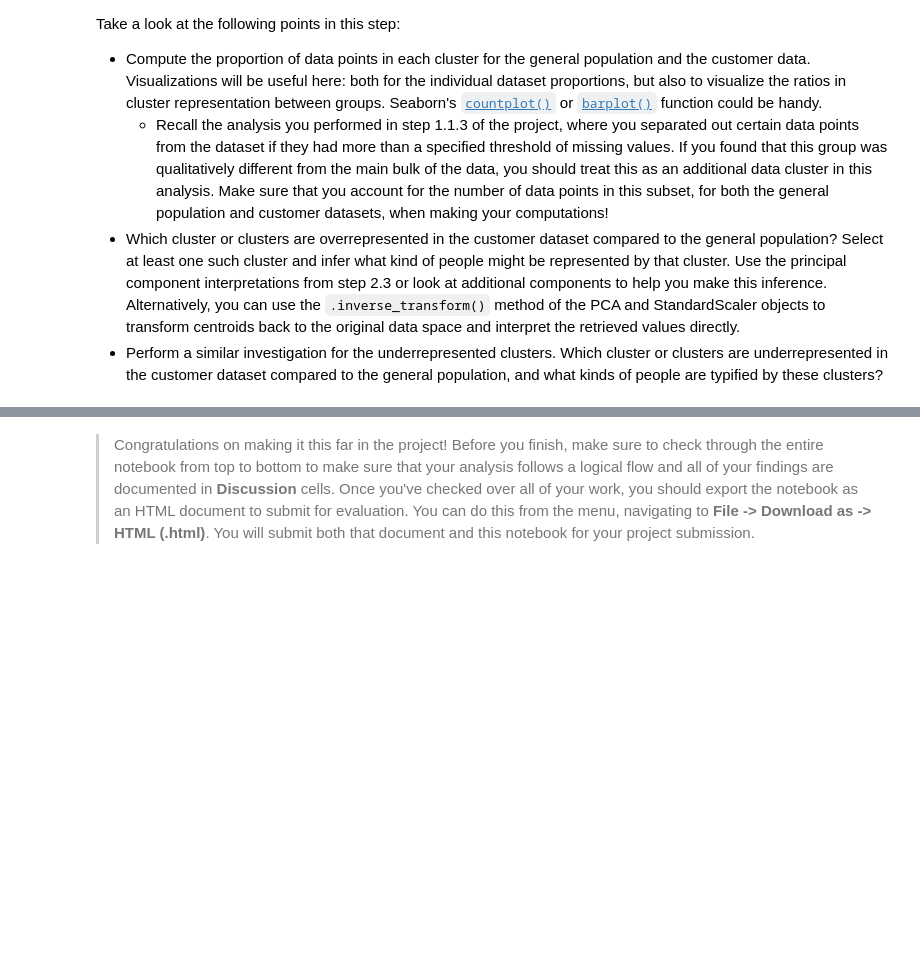
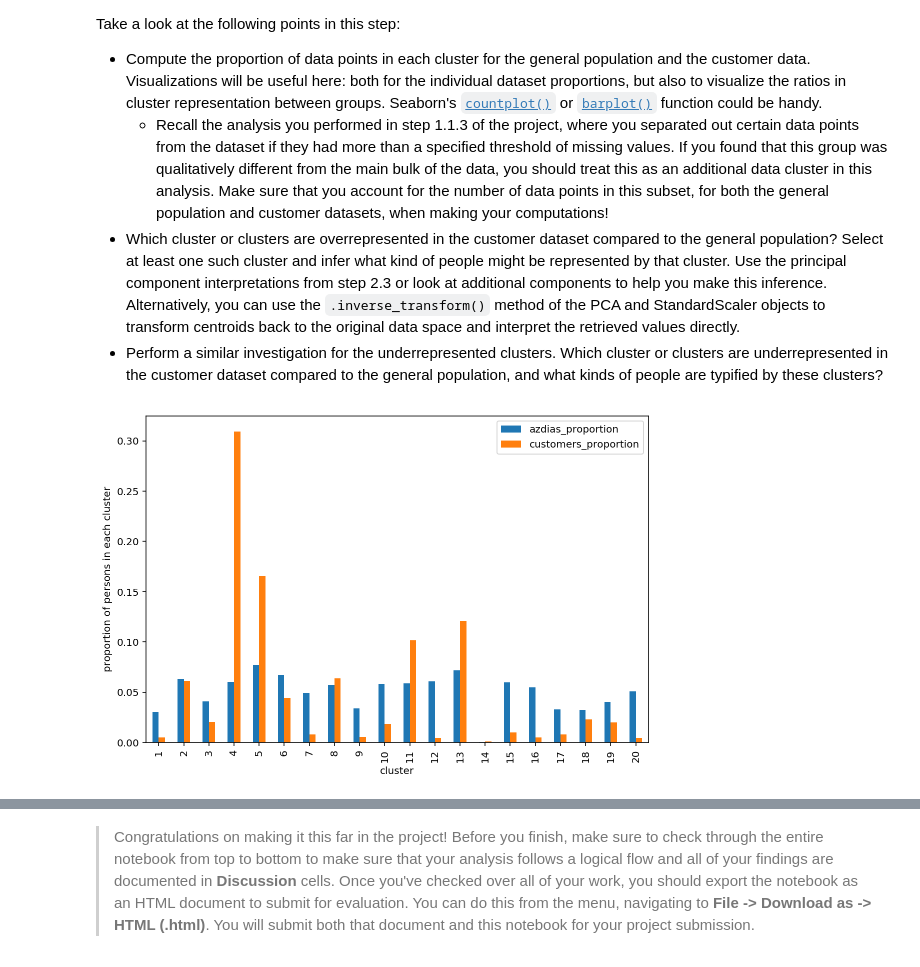
Before and after one commit to sanjeevai/customer_segments_arvato, a Jupyter notebook: Identify_Customer_Segments.ipynb, the cells around one changed output, grey strips where cells are left out. Saved outputs shown, nothing was run; the diff lists cells and outputs as text; code cells hidden in the pictures; blank space fills up the shorter version.

Commit message:
Update clustering part

```diff
--- a/Identify_Customer_Segments.ipynb
+++ b/Identify_Customer_Segments.ipynb
@@ -1207,5 +1308,4 @@ We can see the appropriate number of principal components is around 60.
 # %%
 # Re-apply PCA to the data while selecting for number of components to retain.
 pca60 = PCA(n_components = 60)
-pca60.fit(final_df)
-transformed_df60 = pca60.transform(final_df)
+final_df_pca = pca60.fit_transform(final_df)
@@ -1402,4 +1489,4 @@ plt.axvline(20, color = 'red');
 # Re-fit the k-means model with the selected number of clusters and obtain
 # cluster predictions for the general population demographics data.
 km20 = KMeans(n_clusters=20)
-km20.fit(transformed_df60)
+km_azdias = km20.fit(final_df_pca)
@@ -1410,3 +1493,5 @@ KMeans(algorithm='auto', copy_x=True, init='k-means++', max_iter=300,
+# %%
+azdias_preds = km_azdias.predict(final_df_pca)
 # %% [markdown]
 ### Discussion 3.1: Apply Clustering to General Population
 
@@ -1446,3 +1523,10 @@ customers_final[list(nan_df.columns)] = nan_df
+# %%
+## feature scaling
+customers_final[customers_final.columns] = scaler.transform(customers_final)
+#transform the customers data using pca object
+customers_final_pca = pca60.transform(customers_final)
+#predict clustering using the kmeans object
+customers_preds = km_azdias.predict(customers_final_pca)
 # %% [markdown]
 ### Step 3.3: Compare Customer Data to Demographics Data
 
@@ -1459,6 +1543,22 @@ Take a look at the following points in this step:
 # %%
 # Compare the proportion of data in each cluster for the customer data to the
 # proportion of data in each cluster for the general population.
+
+azdias_proportion = []
+customers_proportion = []
+x = [i+1 for i in range(20)]
+for i in range(20):
+    azdias_proportion.append((azdias_preds == i).sum()/len(azdias_preds))
+    customers_proportion.append((customers_preds == i).sum()/len(customers_preds))
+
+
+df_general = pd.DataFrame({'cluster' : x, 'azdias_proportion' : azdias_proportion, 'customers_proportion':customers_proportion})
+
+df_general.plot(x='cluster', y = ['azdias_proportion', 'customers_proportion'], kind='bar', figsize=(9,6))
+plt.ylabel('proportion of persons in each cluster')
+plt.show()
+# %% [output]
+[figure, added]
 # %%
 # What kinds of people are part of a cluster that is overrepresented in the
 # customer data compared to the general population?
```
Also changed, not shown: parts of 31 cells of this notebook, 1 other file.
